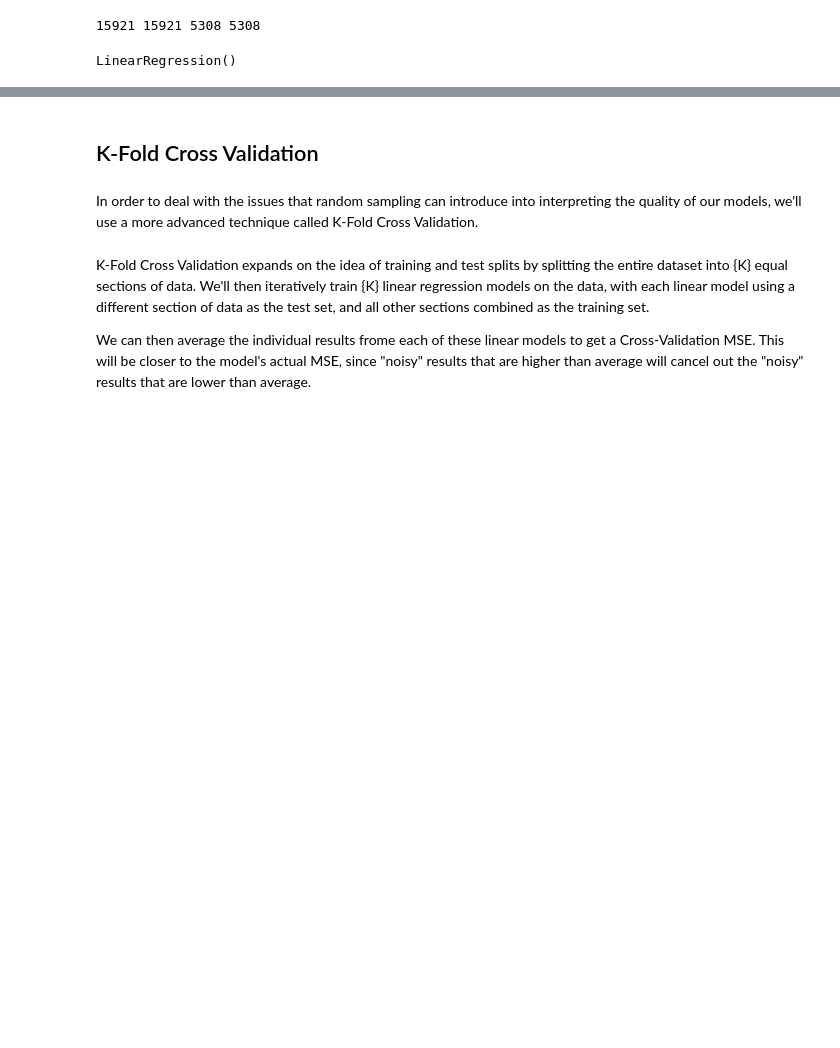
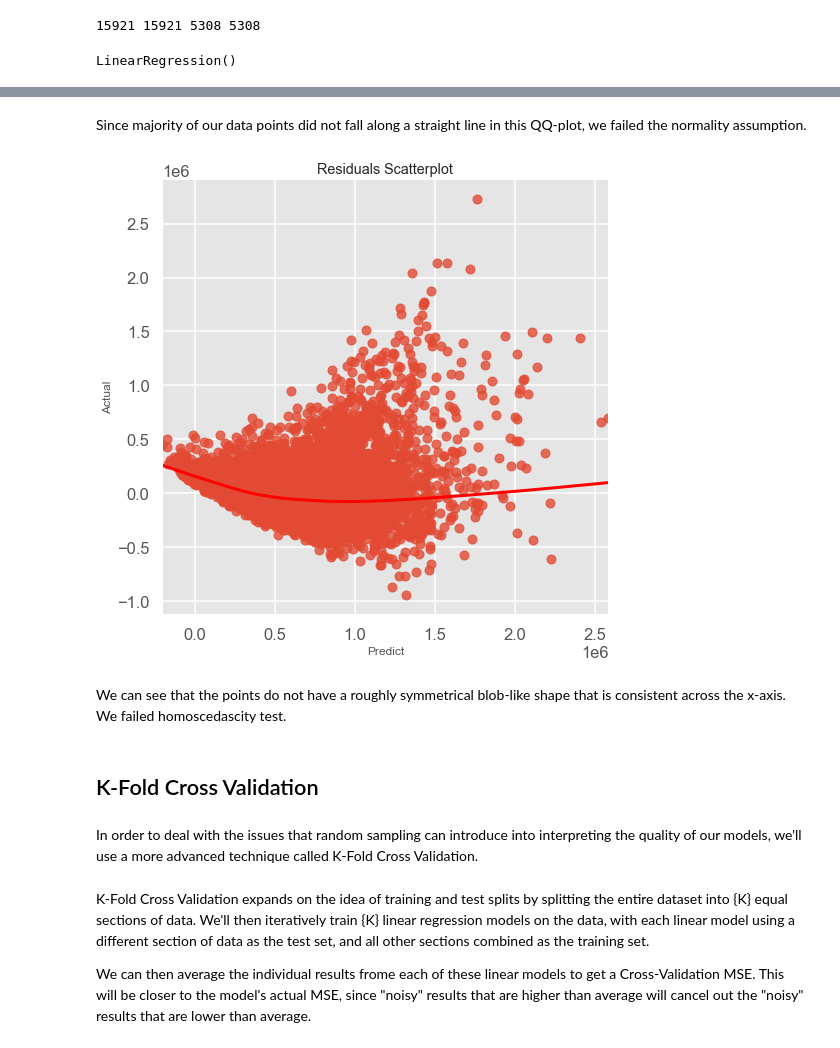
Before and after one commit to baotramduong/Portfolio_Project_Multivariate_Linear_Regression_King_County_Housing, a Jupyter notebook: Part II - Machine Learning.ipynb, the cells around one changed output, grey strips where cells are left out. Drawn from its saved outputs; the diff is of its cells as text; code cells hidden in the pictures; blank space fills up the shorter version.

```diff
--- a/Part II - Machine Learning.ipynb
+++ b/Part II - Machine Learning.ipynb
@@ -456,3 +451,24 @@ Look at the residuals and calculate the MSE for training and test sets:
+# %% [markdown]
+Since majority of our data points did not fall along a straight line in this QQ-plot, we failed the normality assumption.
+# %%
+#recheck for homoscedasticity
+plt.figure(figsize = (8, 8))
+sns.regplot(x = model.predict(),
+            y = model.resid,
+            lowess = True,
+            line_kws = {'color': 'red'})
+
+#set labels
+plt.title('Residuals Scatterplot')
+plt.xlabel('Predict')
+plt.ylabel('Actual')
+
+#show
+plt.show()
+# %% [output]
+[figure, added]
+# %% [markdown]
+We can see that the points do not have a roughly symmetrical blob-like shape that is consistent across the x-axis. We failed homoscedascity test.
 # %% [markdown]
 ## K-Fold Cross Validation
 # %% [markdown]
```
Also changed, not shown: parts of 60 cells of this notebook.
